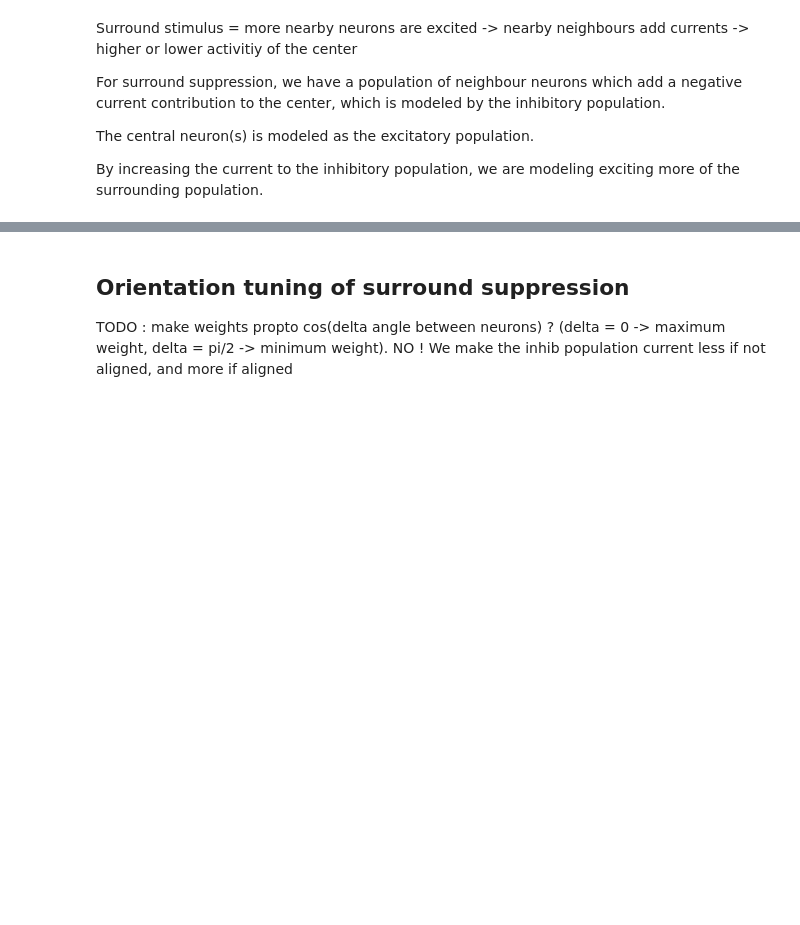
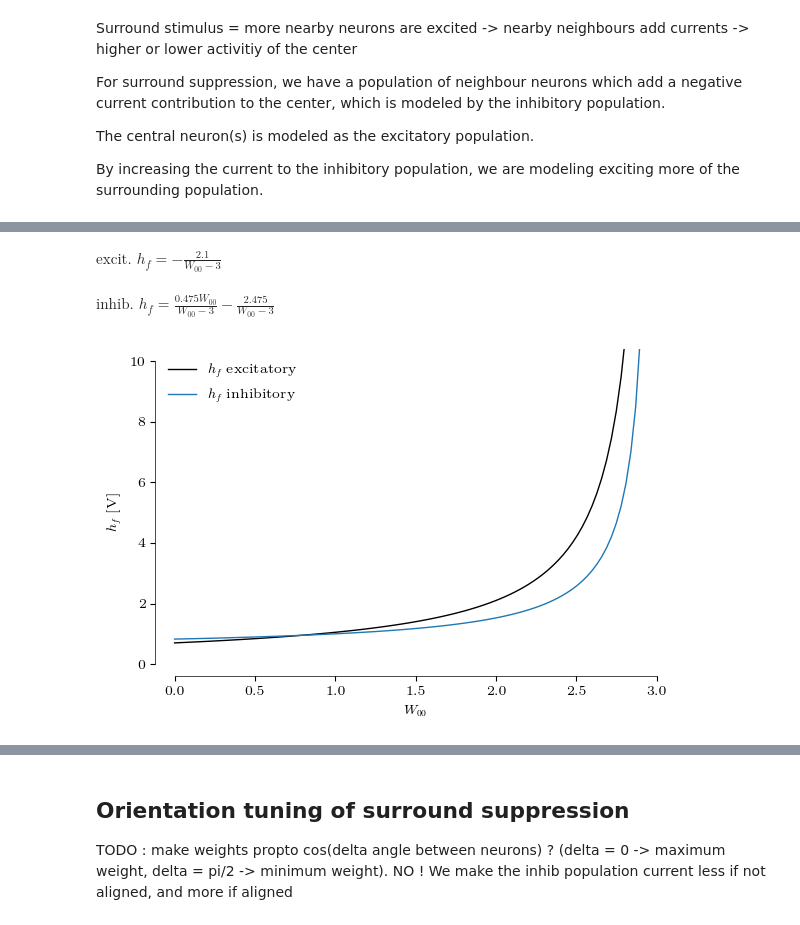
Before and after one commit to ninivert/BIO465-cortical-surround-suppression, a Jupyter notebook: src/notebook.ipynb, the cells around one changed output, grey strips where cells are left out. Cells and saved outputs as stored; diff of their text form; code cells hidden in the pictures; blank space fills up the shorter version.

```diff
--- a/src/notebook.ipynb
+++ b/src/notebook.ipynb
@@ -417,0 +443,28 @@ TODO : vary ``W00`` on figure
+# %%
+hf_num_fn = hf.subs(subs | {I0: 4.0, I1: 3.8})
+
+display(Math(f'\\text{{excit. }} h_f = {sp.latex(hf_num_fn[0,0].factor(W00).expand())}'))
+display(Math(f'\\text{{inhib. }} h_f = {sp.latex(hf_num_fn[1,0].factor(W00).expand())}'))
+
+plt.close()
+
+fig, ax = plt.subplots(dpi=100)
+W00s = np.linspace(0, 2.99, 100)
+ax.plot(
+	W00s, np.array([hf_num_fn.evalf(subs={W00: W00_num}) for W00_num in W00s]).squeeze(),
+	label=['$h_f$ excitatory', '$h_f$ inhibitory']
+)
+
+ax.set_xlabel('$W_{00}$')
+ax.set_ylabel('$h_f$ [V]')
+ax.legend()
+
+ax.set_xlim((0, 3))
+ax.set_ylim((0, 10))
+breathe(ax)
+
+plt.show()
+# %% [output]
+$\displaystyle \text{excit. } h_f = - \frac{2.1}{W_{00} - 3}$
+$\displaystyle \text{inhib. } h_f = \frac{0.475 W_{00}}{W_{00} - 3} - \frac{2.475}{W_{00} - 3}$
+[figure, added]
```
Also changed, not shown: parts of 5 cells of this notebook.
